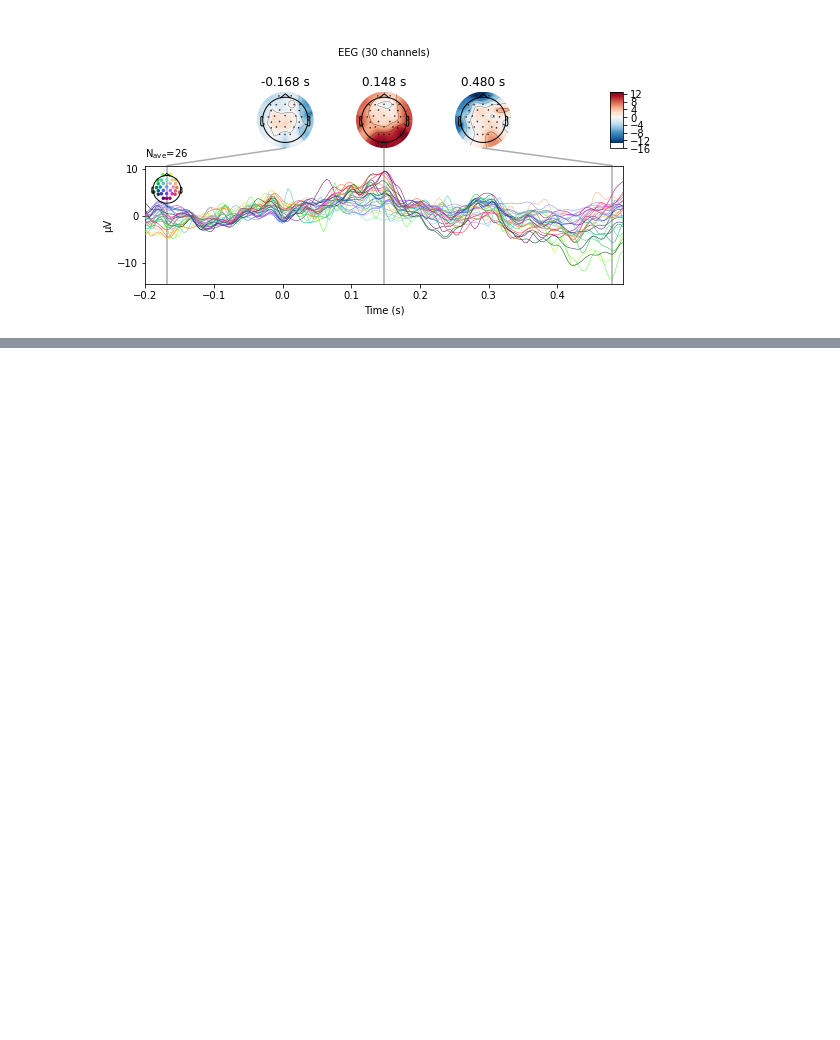
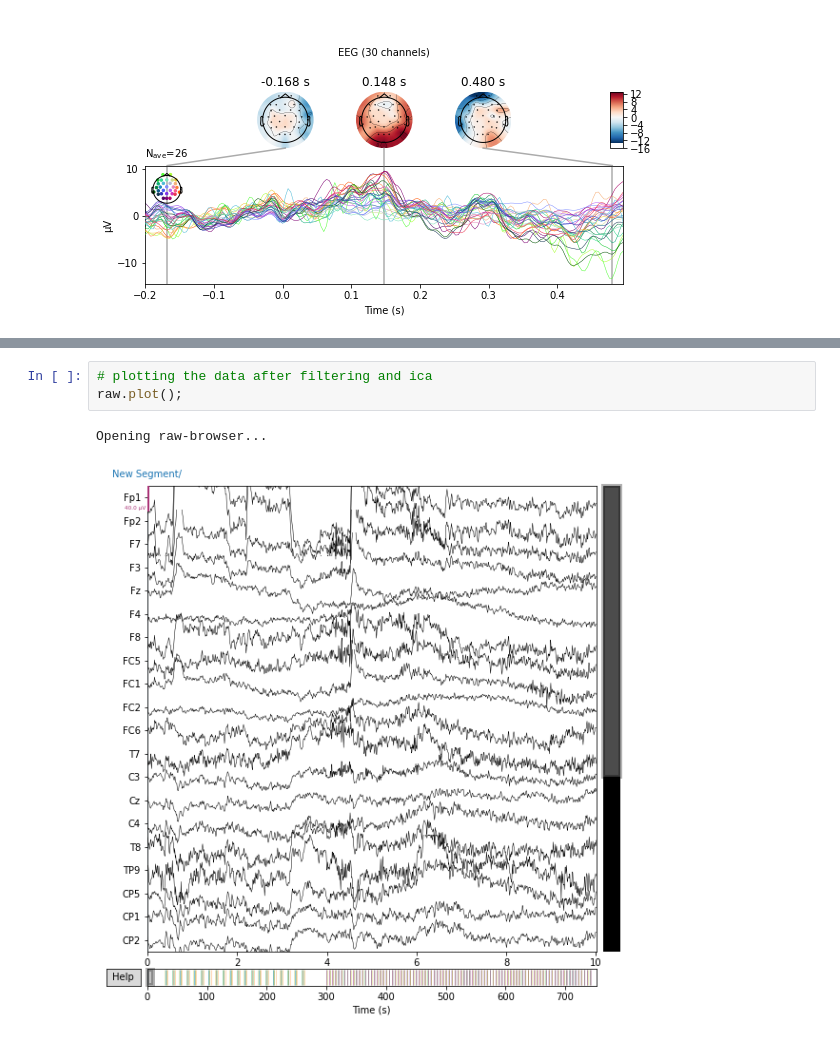
Before and after one commit to jorgenhw/studybuddies_neuroScience, a Jupyter notebook: own_experiment/own_experiment_analysis.ipynb, the cells around one changed output, grey strips where cells are left out. Saved outputs shown, nothing was run; the diff lists cells and outputs as text; blank space fills up the shorter version.

```diff
--- a/own_experiment/own_experiment_analysis.ipynb
+++ b/own_experiment/own_experiment_analysis.ipynb
@@ -463,0 +541,6 @@ No projector specified for this dataset. Please consider the method self.add_pro
+# %%
+# plotting the data after filtering and ica
+raw.plot();
+# %% [output]
+Opening raw-browser...
+[figure, added]
```
Also changed, not shown: parts of 18 cells of this notebook.
